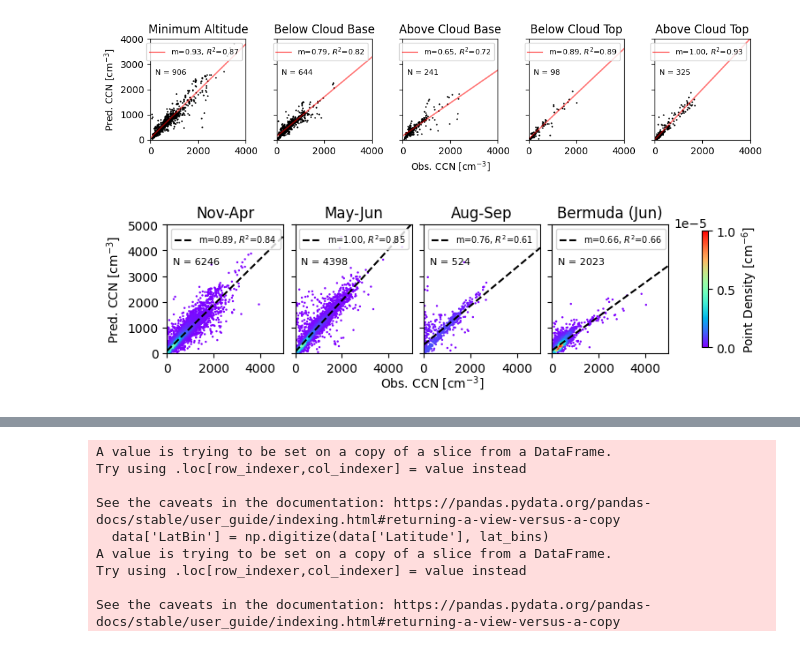
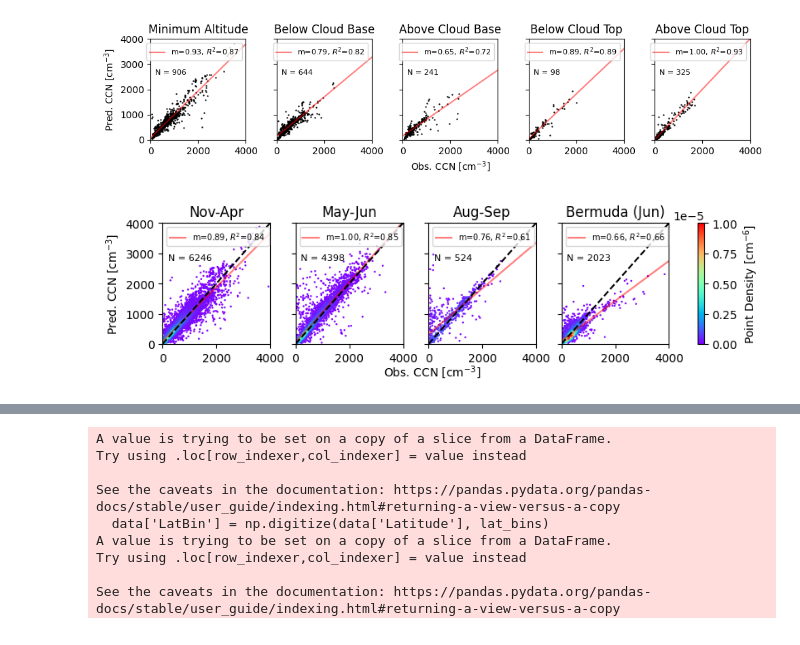
Before and after one commit to csoloff/ACTIVATE_CCN_closure, a Jupyter notebook: scripts/04_plots.ipynb, the cells around one changed output, grey strips where cells are left out. Saved outputs shown, nothing was run; the diff lists cells and outputs as text; code cells hidden in the pictures.

Commit message:
added figures and made calculations

```diff
--- a/scripts/04_plots.ipynb
+++ b/scripts/04_plots.ipynb
@@ -275,37 +299,38 @@ plt.savefig('../figures/winter_legs.png', dpi=300, bbox_inches='tight')
 # %% [output]
 [figure]
 # %%
-fig, axes = plt.subplots(1,4, figsize=(7.5,2), sharey=True, sharex=True, constrained_layout=True)
-ax_min,ax_max = 0,5000
+fig, axes = plt.subplots(1,4, figsize=(8,2), sharey=True, sharex=True, constrained_layout=True)
+ax_min,ax_max = 0,4000
 season2 = ['Nov-Apr', 'May-Jun', 'Aug-Sep', 'Bermuda (Jun)']
 for i in range(0,4):
     ax = axes[i]
     p_d = d_seg[i].dropna(subset=['N_CCN_stdPT', 'CCN_n_pred']) # panel data
 
 
     # Calculate point density
     xy = np.vstack([p_d['N_CCN_stdPT'], p_d['CCN_n_pred']])
     z = gaussian_kde(xy)(xy)  # Density values for each point
 
     slope, intercept, r_value, p_value, std_err = linregress(p_d['N_CCN_stdPT'], p_d['CCN_n_pred'])
 
     fit_line = slope * np.linspace(ax_min,ax_max) + intercept
-    ax.plot(np.linspace(ax_min,ax_max), fit_line, c='black', label=f'm={slope:.2f}, $R^2$={r_value**2:.2f}', alpha=1, ls='--')
+    ax.plot(np.linspace(ax_min,ax_max), fit_line, c='r', label=f'm={slope:.2f}, $R^2$={r_value**2:.2f}', alpha=.5, ls='-')
+    ax.plot(np.linspace(ax_min,ax_max), np.linspace(ax_min,ax_max), c='black', alpha=1, ls='--')
     ax.legend(fontsize=7, loc='upper left')
     # plot data
     scatter = ax.scatter(p_d['N_CCN_stdPT'], p_d['CCN_n_pred'], s=0.5, c=z, cmap='rainbow', vmin=0, vmax=1e-5)
 
     ax.text(0.05, 0.75, f"N = {len(p_d['N_CCN_stdPT'])}",
          fontsize=8, transform=ax.transAxes,
          verticalalignment='top', horizontalalignment='left')
 
     # add labels
     ax.set_title(season2[i])
-fig.colorbar(scatter, ax=ax, orientation='vertical', fraction=0.05, label='Point Density [cm$^{-6}$]')
+fig.colorbar(scatter, ax=ax, orientation='vertical', label='Point Density [cm$^{-6}$]', pad=-.1)
 ax.set_xlim([ax_min,ax_max])
 ax.set_ylim([ax_min,ax_max])
 axes[0].set_ylabel('Pred. CCN [cm$^{-3}$]')
 fig.text(0.5, -0.05, 'Obs. CCN [cm$^{-3}$]', ha='center')
 plt.savefig('../figures/seasons_all.png', dpi=300, bbox_inches='tight')
 # %% [output]
-[figure, old version]
+[figure, new version]
```
Also changed, not shown: parts of 3 cells of this notebook, 2 other files.
